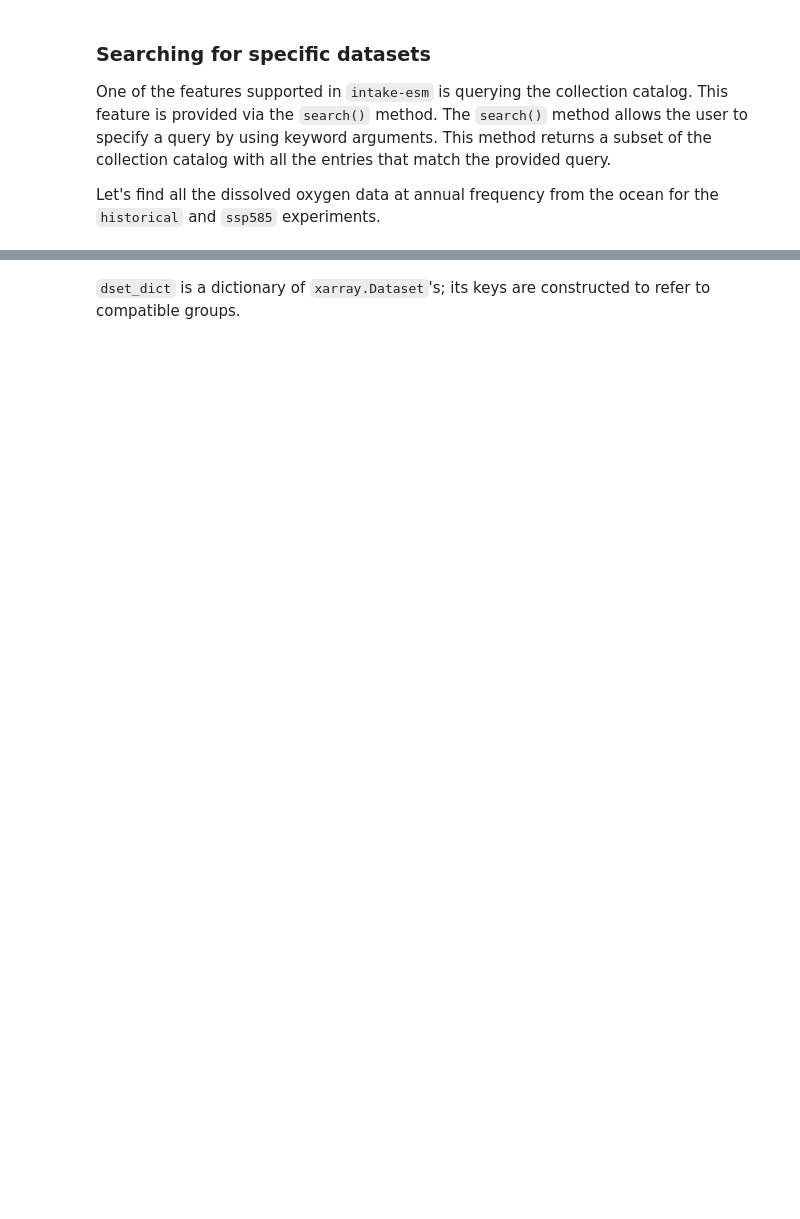
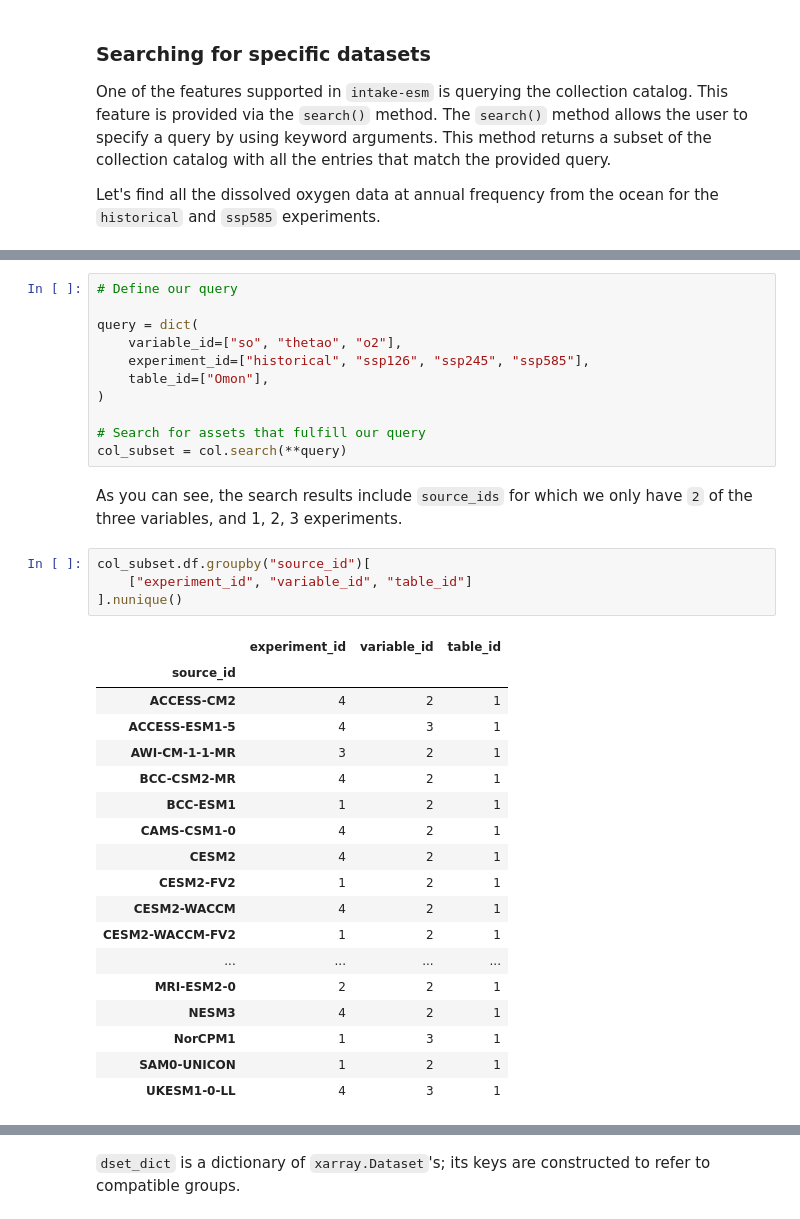
Before and after one commit to intake/intake-esm, a Jupyter notebook: docs/source/notebooks/tutorial.ipynb, the cells around one changed output, grey strips where cells are left out. Drawn from its saved outputs; the diff is of its cells as text; blank space fills up the shorter version.

```diff
--- a/docs/source/notebooks/tutorial.ipynb
+++ b/docs/source/notebooks/tutorial.ipynb
@@ -186,0 +189,36 @@ dtype: int64
+# %%
+# Define our query
+
+query = dict(
+    variable_id=["so", "thetao", "o2"],
+    experiment_id=["historical", "ssp126", "ssp245", "ssp585"],
+    table_id=["Omon"],
+)
+
+# Search for assets that fulfill our query
+col_subset = col.search(**query)
+# %% [markdown]
+As you can see, the search results include `source_ids` for which we only have `2` of the three variables, and 1, 2, 3 experiments.
+# %%
+col_subset.df.groupby("source_id")[
+    ["experiment_id", "variable_id", "table_id"]
+].nunique()
+# %% [output]
+|  | experiment_id | variable_id | table_id |
+| source_id |  |  |  |
+| ACCESS-CM2 | 4 | 2 | 1 |
+| ACCESS-ESM1-5 | 4 | 3 | 1 |
+| AWI-CM-1-1-MR | 3 | 2 | 1 |
+| BCC-CSM2-MR | 4 | 2 | 1 |
+| BCC-ESM1 | 1 | 2 | 1 |
+| CAMS-CSM1-0 | 4 | 2 | 1 |
+| CESM2 | 4 | 2 | 1 |
+| CESM2-FV2 | 1 | 2 | 1 |
+| CESM2-WACCM | 4 | 2 | 1 |
+| CESM2-WACCM-FV2 | 1 | 2 | 1 |
+| ... | ... | ... | ... |
+| MRI-ESM2-0 | 2 | 2 | 1 |
+| NESM3 | 4 | 2 | 1 |
+| NorCPM1 | 1 | 3 | 1 |
+| SAM0-UNICON | 1 | 2 | 1 |
+| UKESM1-0-LL | 4 | 3 | 1 |
```
Also changed, not shown: parts of 35 cells of this notebook.
